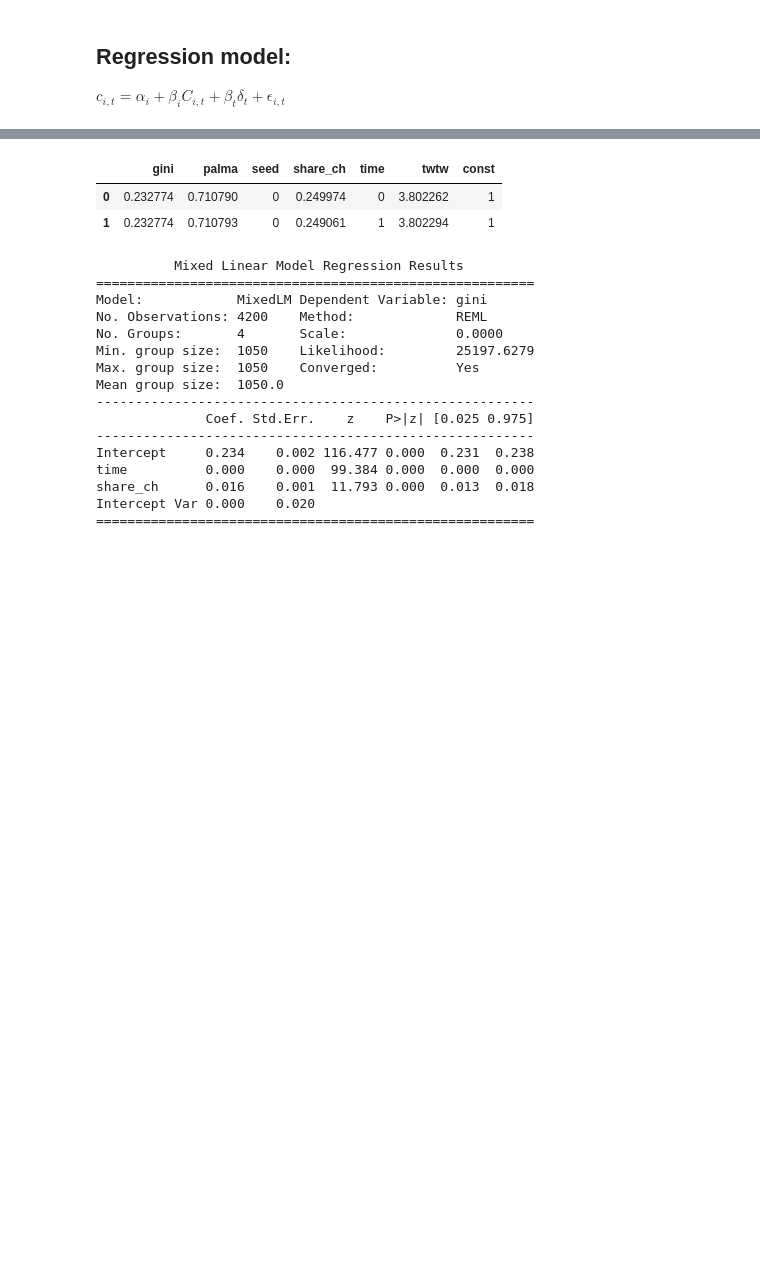
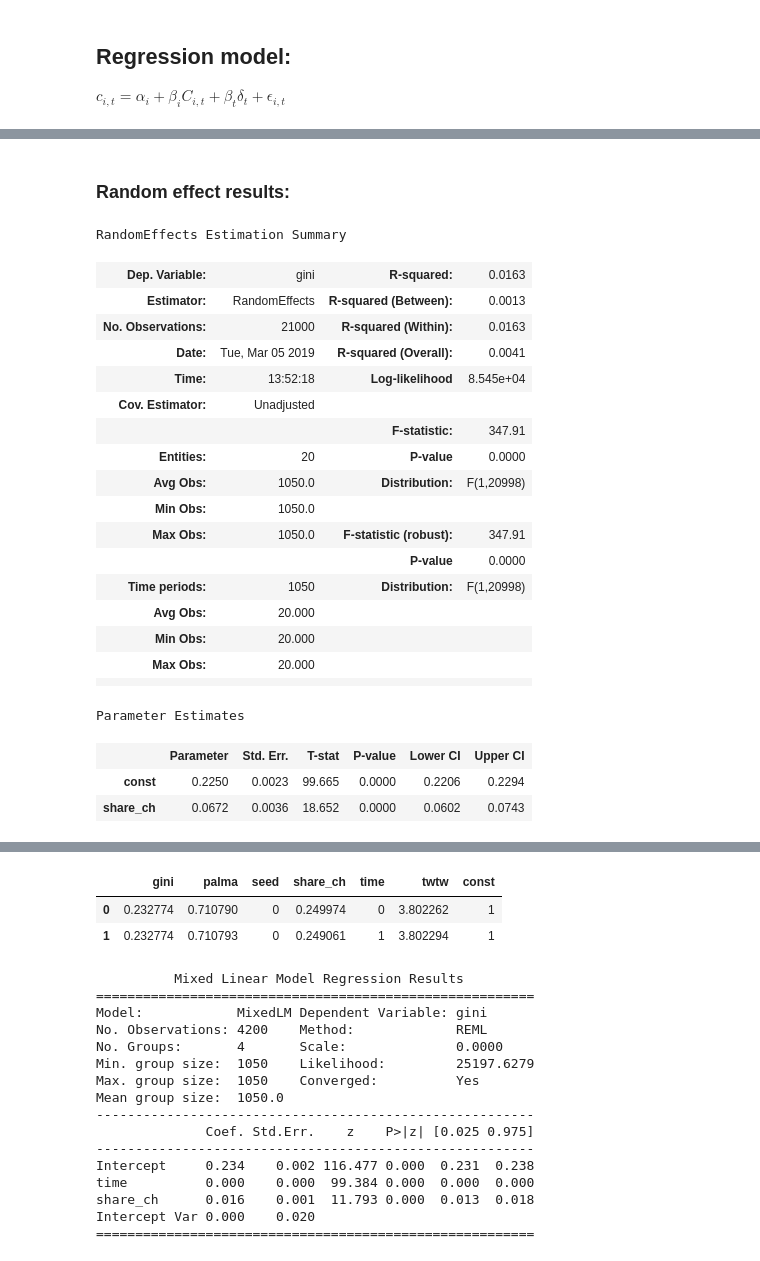
Before and after one commit to joerischasfoort/bubble-inequality, a Jupyter notebook: speculation_consequences.ipynb, the cells around one changed output, grey strips where cells are left out. Cells and saved outputs as stored; diff of their text form; code cells hidden in the pictures; blank space fills up the shorter version.

```diff
--- a/speculation_consequences.ipynb
+++ b/speculation_consequences.ipynb
@@ -180,0 +208,4 @@ SyntaxError: invalid syntax (model.py, line 135)
+# %%
+re = chart_df.copy()
+# %%
+re = re.set_index(['seed', 'time'])
@@ -180,0 +220,32 @@ SyntaxError: invalid syntax (model.py, line 135)
+# %%
+exog = sm.add_constant(re['share_ch'])
+gini_re_res = RandomEffects(re.gini, exog).fit()
+palma_re_res = RandomEffects(re.palma, exog).fit()
+twtw_re_res = RandomEffects(re.twtw, exog).fit()
+# %% [markdown]
+### Random effect results:
+# %%
+gini_re_res#.variance_decomposition
+# %% [output]
+RandomEffects Estimation Summary
+| Dep. Variable: | gini | R-squared: | 0.0163 |
+| Estimator: | RandomEffects | R-squared (Between): | 0.0013 |
+| No. Observations: | 21000 | R-squared (Within): | 0.0163 |
+| Date: | Tue, Mar 05 2019 | R-squared (Overall): | 0.0041 |
+| Time: | 13:52:18 | Log-likelihood | 8.545e+04 |
+| Cov. Estimator: | Unadjusted |  |  |
+|  |  | F-statistic: | 347.91 |
+| Entities: | 20 | P-value | 0.0000 |
+| Avg Obs: | 1050.0 | Distribution: | F(1,20998) |
+| Min Obs: | 1050.0 |  |  |
+| Max Obs: | 1050.0 | F-statistic (robust): | 347.91 |
+|  |  | P-value | 0.0000 |
+| Time periods: | 1050 | Distribution: | F(1,20998) |
+| Avg Obs: | 20.000 |  |  |
+| Min Obs: | 20.000 |  |  |
+| Max Obs: | 20.000 |  |  |
+|  |  |  |  |
+Parameter Estimates
+|  | Parameter | Std. Err. | T-stat | P-value | Lower CI | Upper CI |
+| const | 0.2250 | 0.0023 | 99.665 | 0.0000 | 0.2206 | 0.2294 |
+| share_ch | 0.0672 | 0.0036 | 18.652 | 0.0000 | 0.0602 | 0.0743 |
```
Also changed, not shown: parts of 15 cells of this notebook, 3 other files.
